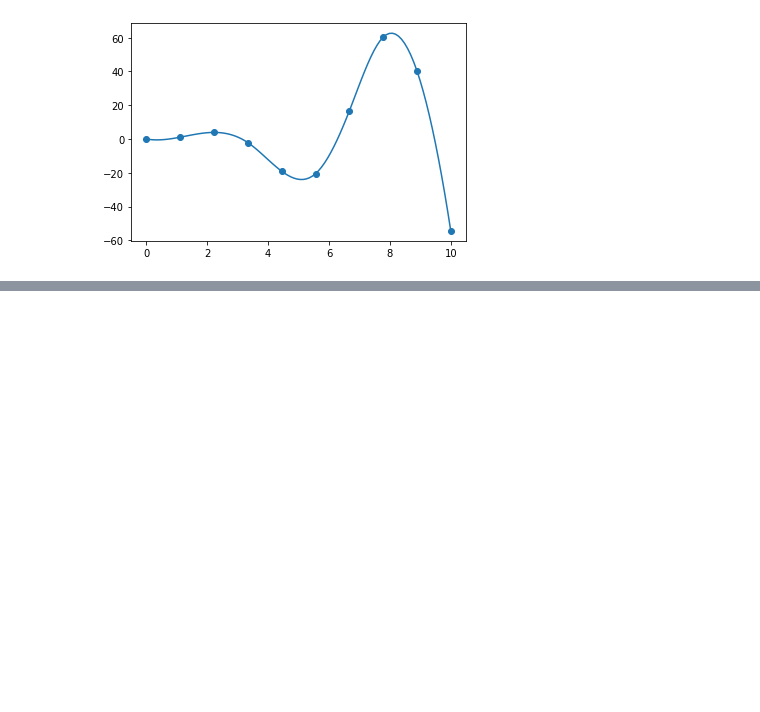
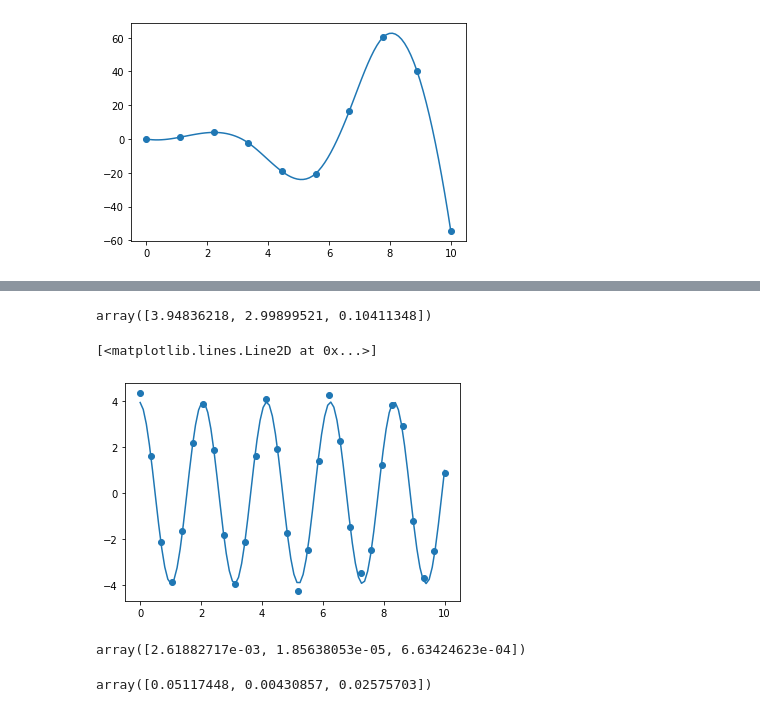
Before and after one commit to aritraroy24/CompChem_Python_Modules_Learning, a Jupyter notebook: SciPy/SciPy Tutorial.ipynb, the cells around one changed output, grey strips where cells are left out. Drawn from its saved outputs; the diff is of its cells as text; code cells hidden in the pictures; blank space fills up the shorter version.

```diff
--- a/SciPy/SciPy Tutorial.ipynb
+++ b/SciPy/SciPy Tutorial.ipynb
@@ -75,0 +154,34 @@ plt.scatter(x, y)
+# %%
+from scipy.optimize import curve_fit
+
+
+def func(x, A, w, phi):
+    return A*np.cos(w*x+phi)
+
+
+# Guess Should Be Logical, Otherwise The Fitting Will Be Horrible
+popt, pcov = curve_fit(func, t_data, y_data, p0=(4, np.pi, 0))
+
+popt   # gives value most probable value of A, w and phi respectively
+# %% [output]
+array([3.94836218, 2.99899521, 0.10411348])
+# %%
+#  parameters
+A, w, phi = popt
+# %%
+t = np.linspace(0, 10, 100)
+y = func(t, A, w, phi)
+# %%
+plt.scatter(t_data, y_data)
+plt.plot(t, y)
+# %% [output]
+[<matplotlib.lines.Line2D at 0x...>]
+[figure, added]
+# %%
+np.diag(pcov)   # the deviation of parameters
+# %% [output]
+array([2.61882717e-03, 1.85638053e-05, 6.63424623e-04])
+# %%
+np.sqrt(np.diag(pcov))   # error in calculation of parameters
+# %% [output]
+array([0.05117448, 0.00430857, 0.02575703])
```
Also changed, not shown: parts of 13 cells of this notebook.
